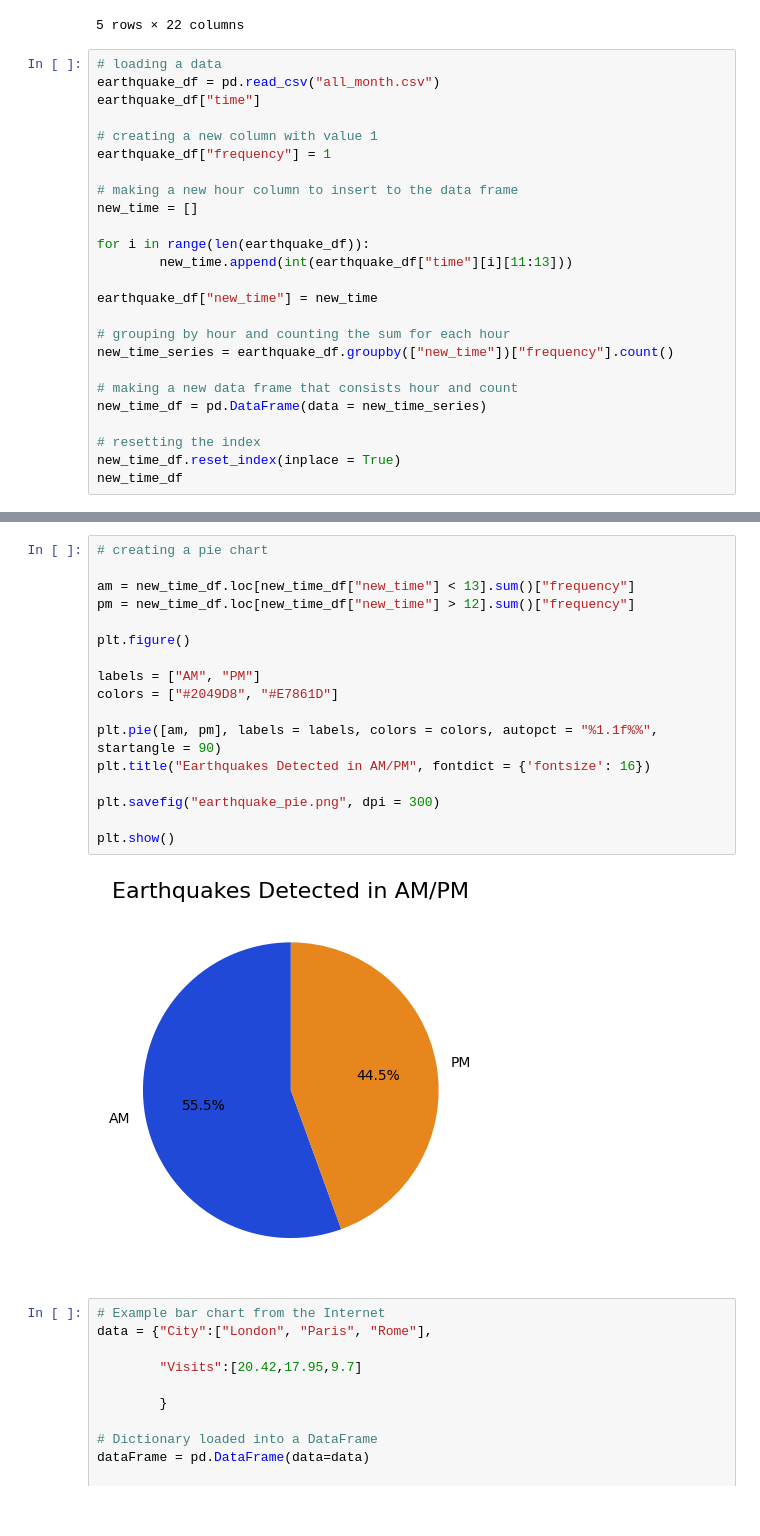
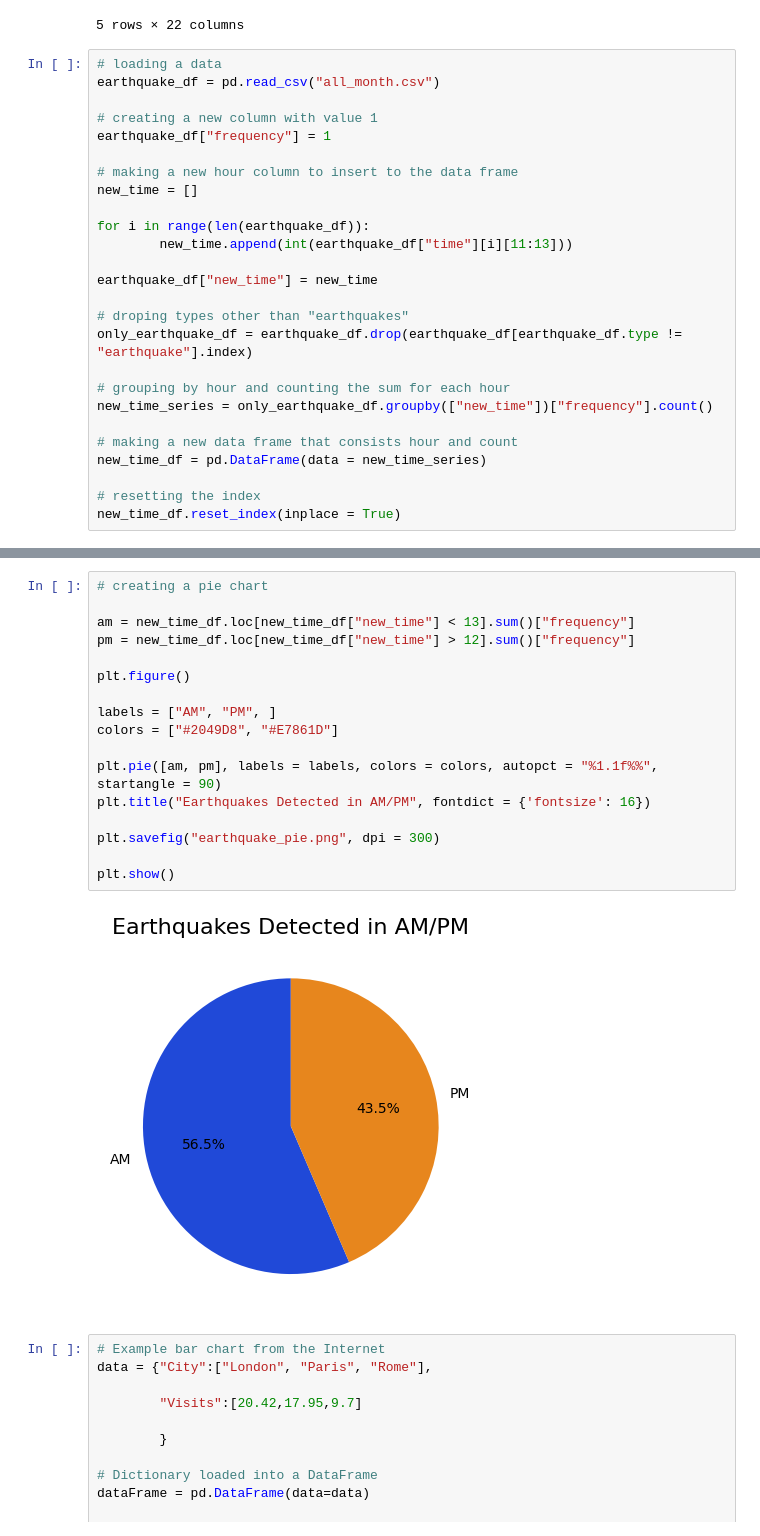
Before and after one commit to usuajiayako/DataScienceWeek3, a Jupyter notebook: data_visualisation_assignment.ipynb, the cells around one changed output, grey strips where cells are left out. Cells and saved outputs as stored; diff of their text form.

Commit message:
refined the db to only include earthquakes

```diff
--- a/data_visualisation_assignment.ipynb
+++ b/data_visualisation_assignment.ipynb
@@ -16,7 +16,6 @@ earthquake_df.head()
 # %%
 # loading a data
 earthquake_df = pd.read_csv("all_month.csv")
-earthquake_df["time"]
 
 # creating a new column with value 1
 earthquake_df["frequency"] = 1
@@ -29,12 +28,14 @@ for i in range(len(earthquake_df)):
 
 earthquake_df["new_time"] = new_time
 
+# droping types other than "earthquakes"
+only_earthquake_df = earthquake_df.drop(earthquake_df[earthquake_df.type != "earthquake"].index)
+
 # grouping by hour and counting the sum for each hour
-new_time_series = earthquake_df.groupby(["new_time"])["frequency"].count()
+new_time_series = only_earthquake_df.groupby(["new_time"])["frequency"].count()
 
 # making a new data frame that consists hour and count
 new_time_df = pd.DataFrame(data = new_time_series)
 
 # resetting the index
 new_time_df.reset_index(inplace = True)
-new_time_df
@@ -75,22 +58,22 @@ plt.show()
 # %%
 # creating a pie chart
 
 am = new_time_df.loc[new_time_df["new_time"] < 13].sum()["frequency"]
 pm = new_time_df.loc[new_time_df["new_time"] > 12].sum()["frequency"]
 
 plt.figure()
 
-labels = ["AM", "PM"]
+labels = ["AM", "PM", ]
 colors = ["#2049D8", "#E7861D"]
 
 plt.pie([am, pm], labels = labels, colors = colors, autopct = "%1.1f%%", startangle = 90)
 plt.title("Earthquakes Detected in AM/PM", fontdict = {'fontsize': 16})
 
 plt.savefig("earthquake_pie.png", dpi = 300)
 
 plt.show()
 # %% [output]
-[figure, old version]
+[figure, new version]
 # %%
 # Example bar chart from the Internet
 data = {"City":["London", "Paris", "Rome"],
```
Also changed, not shown: parts of 2 cells of this notebook, 2 other files.
